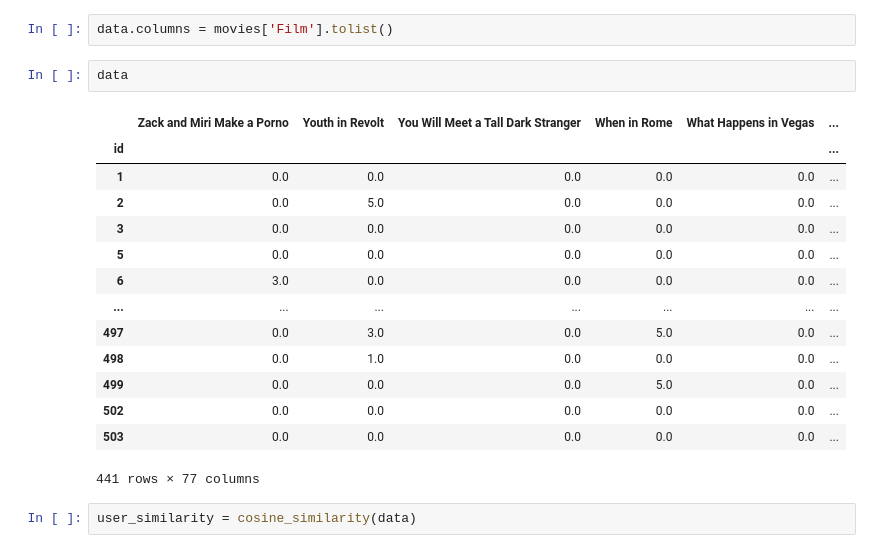
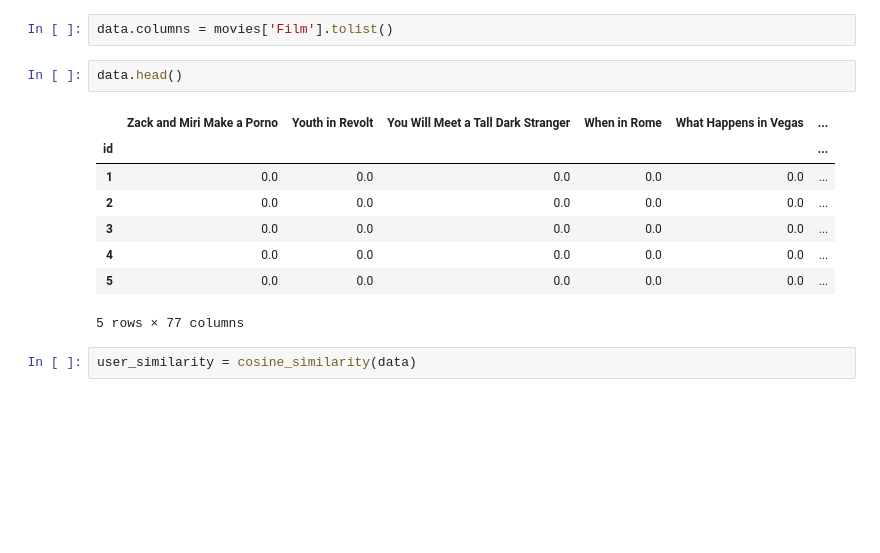
Before and after one commit to orj93/recomendador-peliculas, a Jupyter notebook: src/03_similarity.ipynb, the cells around one changed output. Saved outputs shown, nothing was run; the diff lists cells and outputs as text; blank space fills up the shorter version.

```diff
--- a/src/03_similarity.ipynb
+++ b/src/03_similarity.ipynb
@@ -101,22 +73,16 @@ data
 # %%
 data.columns = movies['Film'].tolist()
 # %%
-data
+data.head()
 # %% [output]
 |  | Zack and Miri Make a Porno | Youth in Revolt | You Will Meet a Tall Dark Stranger | When in Rome | What Happens in Vegas | ... |
 | id |  |  |  |  |  | ... |
 | 1 | 0.0 | 0.0 | 0.0 | 0.0 | 0.0 | ... |
-| 2 | 0.0 | 5.0 | 0.0 | 0.0 | 0.0 | ... |
+| 2 | 0.0 | 0.0 | 0.0 | 0.0 | 0.0 | ... |
 | 3 | 0.0 | 0.0 | 0.0 | 0.0 | 0.0 | ... |
+| 4 | 0.0 | 0.0 | 0.0 | 0.0 | 0.0 | ... |
 | 5 | 0.0 | 0.0 | 0.0 | 0.0 | 0.0 | ... |
-| 6 | 3.0 | 0.0 | 0.0 | 0.0 | 0.0 | ... |
-| ... | ... | ... | ... | ... | ... | ... |
-| 497 | 0.0 | 3.0 | 0.0 | 5.0 | 0.0 | ... |
-| 498 | 0.0 | 1.0 | 0.0 | 0.0 | 0.0 | ... |
-| 499 | 0.0 | 0.0 | 0.0 | 5.0 | 0.0 | ... |
-| 502 | 0.0 | 0.0 | 0.0 | 0.0 | 0.0 | ... |
-| 503 | 0.0 | 0.0 | 0.0 | 0.0 | 0.0 | ... |
-441 rows × 77 columns
+5 rows × 77 columns
 # %%
 user_similarity = cosine_similarity(data)
 # %%
```
Also changed, not shown: parts of 8 cells of this notebook, 7 other files.
